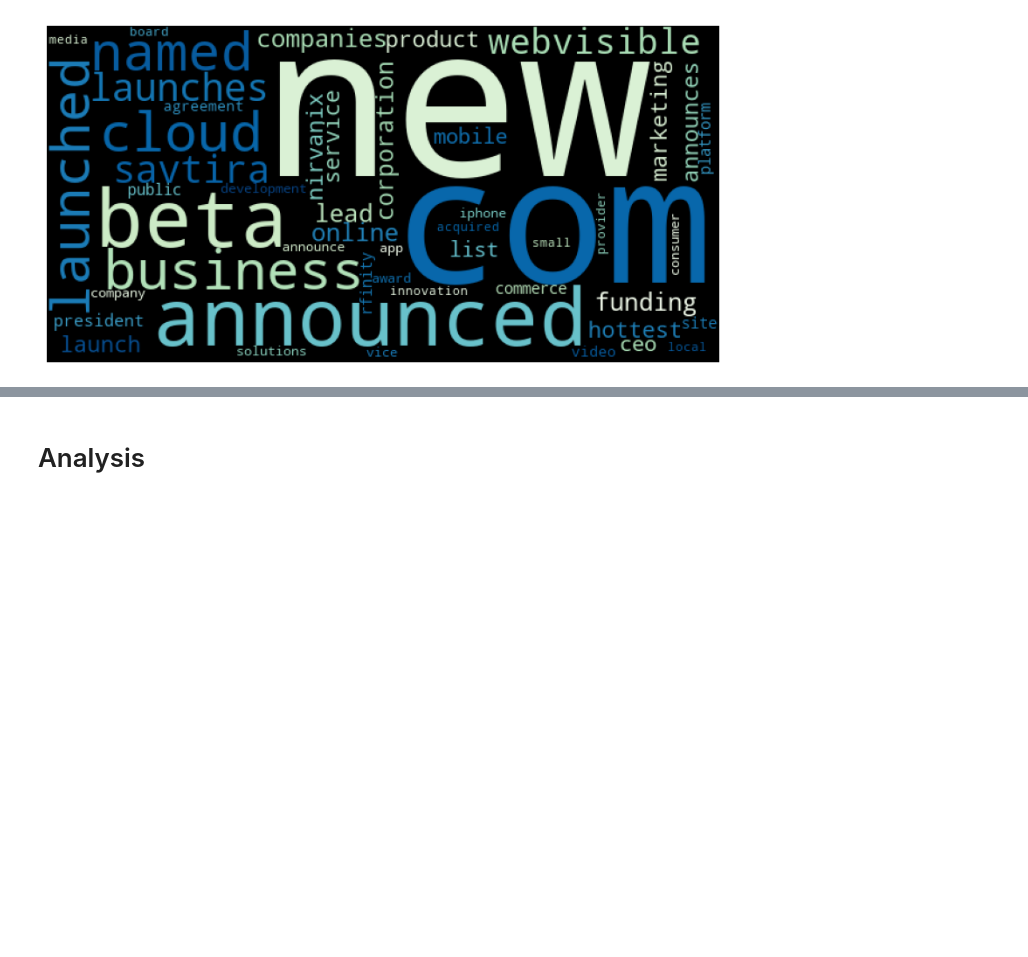
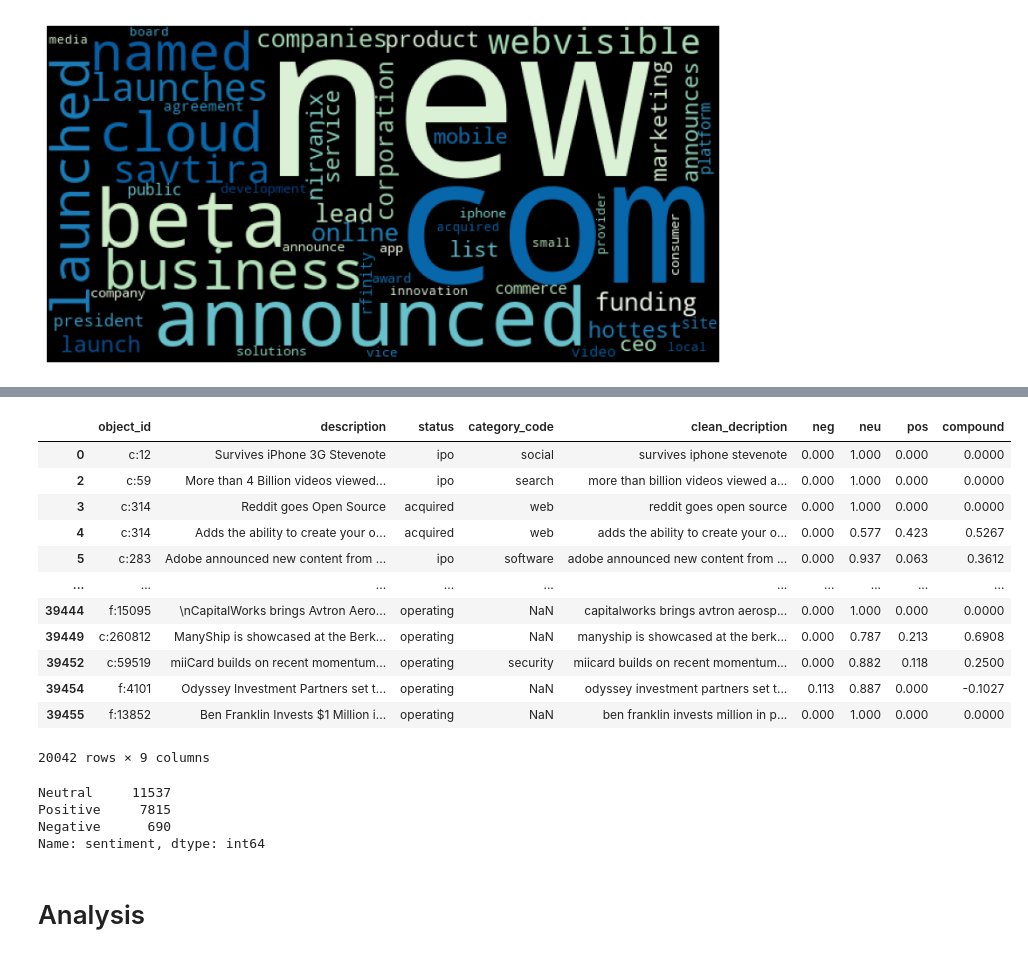
Before and after one commit to HeleneHjort/Socialdata, a Jupyter notebook: Project.ipynb, the cells around one changed output, grey strips where cells are left out. Cells and saved outputs as stored; diff of their text form; code cells hidden in the pictures; blank space fills up the shorter version.

Commit message:
Sentiment scores added

```diff
--- a/Project.ipynb
+++ b/Project.ipynb
@@ -512,5 +512,6 @@ plt.show()
 [figure]
 # %%
 # Creating sentiment scores
+from vaderSentiment.vaderSentiment import SentimentIntensityAnalyzer
 sid = SentimentIntensityAnalyzer()
-text_data['polarity'] = text_data['clean_description'].apply(lambda review: sid.polarity_scores(review))
+text_data['polarity'] = text_data['clean_decription'].apply(lambda review: sid.polarity_scores(review))
@@ -517,14 +534,34 @@ text_data['polarity'] = text_data['clean_description'].apply(lambda review: sid.
 # %%
 # Creating a new dataframe where the sentiment score is added "neg", "neu", "pos" og "compound"
 sentiment_df = pd.concat(
     [text_data.drop(['milestone_at', 'milestone_code', 'polarity'], axis=1),
      text_data['polarity'].apply(pd.Series)], axis=1)
+sentiment_df
+# %% [output]
+|  | object_id | description | status | category_code | clean_decription | neg | neu | pos | compound |
+| 0 | c:12 | Survives iPhone 3G Stevenote | ipo | social | survives iphone stevenote | 0.000 | 1.000 | 0.000 | 0.0000 |
+| 2 | c:59 | More than 4 Billion videos viewed... | ipo | search | more than billion videos viewed a... | 0.000 | 1.000 | 0.000 | 0.0000 |
+| 3 | c:314 | Reddit goes Open Source | acquired | web | reddit goes open source | 0.000 | 1.000 | 0.000 | 0.0000 |
+| 4 | c:314 | Adds the ability to create your o... | acquired | web | adds the ability to create your o... | 0.000 | 0.577 | 0.423 | 0.5267 |
+| 5 | c:283 | Adobe announced new content from ... | ipo | software | adobe announced new content from ... | 0.000 | 0.937 | 0.063 | 0.3612 |
+| ... | ... | ... | ... | ... | ... | ... | ... | ... | ... |
+| 39444 | f:15095 | \nCapitalWorks brings Avtron Aero... | operating | NaN | capitalworks brings avtron aerosp... | 0.000 | 1.000 | 0.000 | 0.0000 |
+| 39449 | c:260812 | ManyShip is showcased at the Berk... | operating | NaN | manyship is showcased at the berk... | 0.000 | 0.787 | 0.213 | 0.6908 |
+| 39452 | c:59519 | miiCard builds on recent momentum... | operating | security | miicard builds on recent momentum... | 0.000 | 0.882 | 0.118 | 0.2500 |
+| 39454 | f:4101 | Odyssey Investment Partners set t... | operating | NaN | odyssey investment partners set t... | 0.113 | 0.887 | 0.000 | -0.1027 |
+| 39455 | f:13852 | Ben Franklin Invests $1 Million i... | operating | NaN | ben franklin invests million in p... | 0.000 | 1.000 | 0.000 | 0.0000 |
+20042 rows × 9 columns
 # %%
 # Creating a column classifying the sentiment reviews as positive, neutral or negative.
 sentiment_df['sentiment'] = sentiment_df['compound'].apply(lambda x: 'Positive' if x >0 else 'Neutral' if x==0 else 'Negative')
 # %%
 # Sentiment distribution
 sentiment_df['sentiment'].value_counts()
+# %% [output]
+Neutral     11537
+Positive     7815
+Negative      690
+Name: sentiment, dtype: int64
 # %% [markdown]
 # Analysis
 # %%
```
Also changed, not shown: parts of 1 cell of this notebook.
